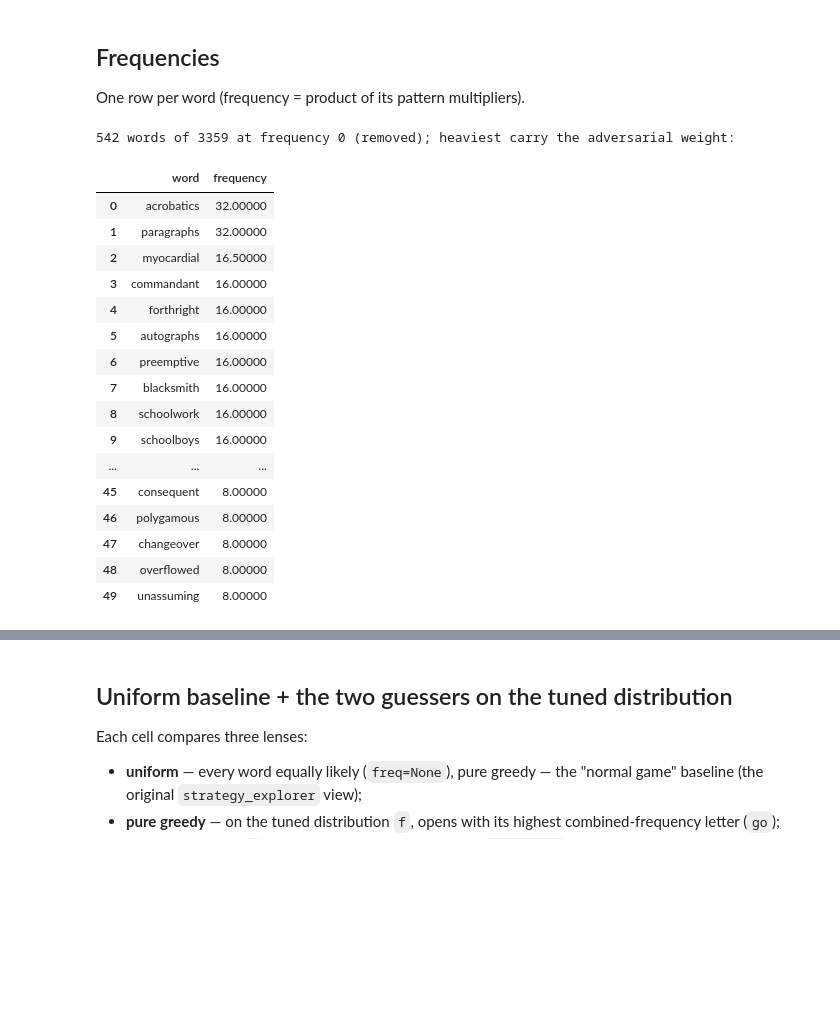
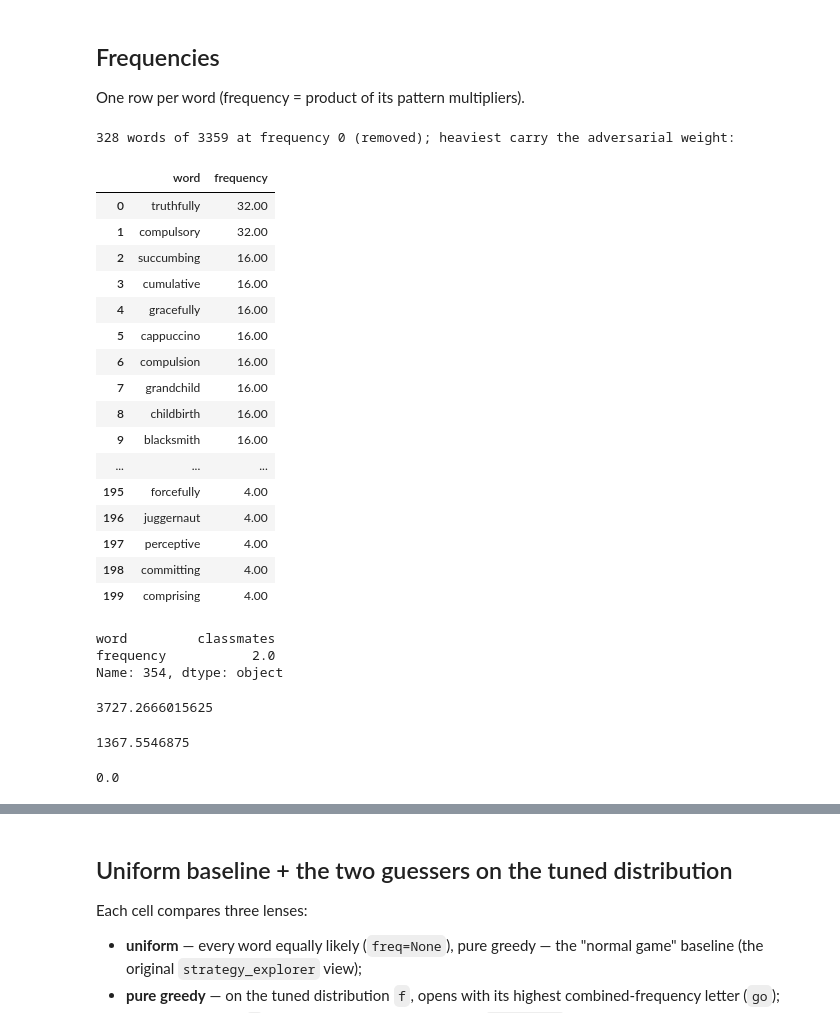
Before and after one commit to Ballpark-Figures/hangman, a Jupyter notebook: math/notebooks/freq_search_explorer.ipynb, the cells around one changed output, grey strips where cells are left out. Cells and saved outputs as stored; diff of their text form; code cells hidden in the pictures; blank space fills up the shorter version.

```diff
--- a/math/notebooks/freq_search_explorer.ipynb
+++ b/math/notebooks/freq_search_explorer.ipynb
@@ -28,6 +28,8 @@ import pandas as pd
 import matplotlib.pyplot as plt
 import freq_search, strategy
 
+pd.set_option('display.max_rows', 200)
+
 print(f'imported from {math_dir}')
 # %% [output]
 imported from /Users/patrickliscio/My Documents/Pycharm Projects/Ballpark-Figures/hangman/math
@@ -38,7 +40,7 @@ Loads the saved CSV for this length if present; otherwise runs one inline (which
 can be slow for larger lengths).
 # %%
 LENGTH = 10
-OBJECTIVE = 'greedy'      # 'greedy' or 'best_opener' -- which tuned run to explore below
+OBJECTIVE = 'best_opener'      # 'greedy' or 'best_opener' -- which tuned run to explore below
 
 csv_path = freq_search._default_log_path(OBJECTIVE, LENGTH)
 if csv_path.exists():
@@ -156,24 +158,45 @@ One row per word (frequency = product of its pattern multipliers).
 # %%
 freq_df = s.frequencies_df()
 print(f'{(freq_df.frequency == 0).sum()} words of {len(freq_df)} at frequency 0 (removed); '
       f'heaviest carry the adversarial weight:')
-freq_df.head(50)
+freq_df.head(200)
 # %% [output]
-542 words of 3359 at frequency 0 (removed); heaviest carry the adversarial weight:
+328 words of 3359 at frequency 0 (removed); heaviest carry the adversarial weight:
 |  | word | frequency |
-| 0 | acrobatics | 32.00000 |
-| 1 | paragraphs | 32.00000 |
-| 2 | myocardial | 16.50000 |
-| 3 | commandant | 16.00000 |
-| 4 | forthright | 16.00000 |
-| 5 | autographs | 16.00000 |
-| 6 | preemptive | 16.00000 |
-| 7 | blacksmith | 16.00000 |
-| 8 | schoolwork | 16.00000 |
-| 9 | schoolboys | 16.00000 |
+| 0 | truthfully | 32.00 |
+| 1 | compulsory | 32.00 |
+| 2 | succumbing | 16.00 |
+| 3 | cumulative | 16.00 |
+| 4 | gracefully | 16.00 |
+| 5 | cappuccino | 16.00 |
+| 6 | compulsion | 16.00 |
+| 7 | grandchild | 16.00 |
+| 8 | childbirth | 16.00 |
+| 9 | blacksmith | 16.00 |
 | ... | ... | ... |
-| 45 | consequent | 8.00000 |
-| 46 | polygamous | 8.00000 |
-| 47 | changeover | 8.00000 |
-| 48 | overflowed | 8.00000 |
-| 49 | unassuming | 8.00000 |
+| 195 | forcefully | 4.00 |
+| 196 | juggernaut | 4.00 |
+| 197 | perceptive | 4.00 |
+| 198 | committing | 4.00 |
+| 199 | comprising | 4.00 |
+# %%
+freq_df.iloc[354]
+# %% [output]
+word         classmates
+frequency           2.0
+Name: 354, dtype: object
+# %%
+freq_df['frequency'].sum()
+# %% [output]
+3727.2666015625
+# %%
+x = freq_df[freq_df['word'].str[-3:] == 'ing']
+y = freq_df[freq_df['word'].str[-1:] == 's']
+x['frequency'].sum() + y['frequency'].sum()
+# %% [output]
+1367.5546875
+# %%
+a = freq_df[freq_df['word'].str[-1:] == 'z']
+a['frequency'].sum() / freq_df['frequency'].sum()
+# %% [output]
+0.0
```
Also changed, not shown: parts of 14 cells of this notebook, 1 other file.
